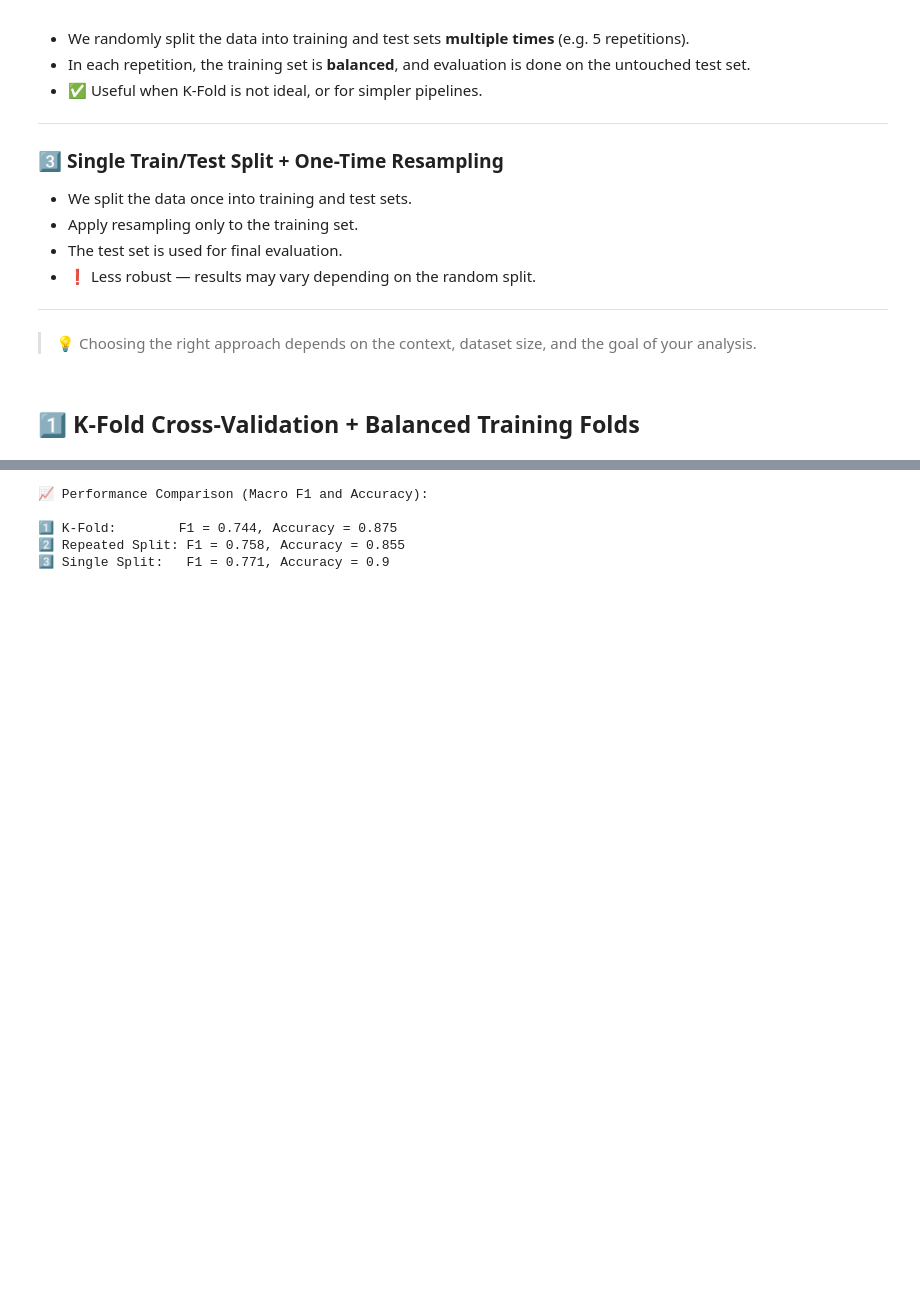
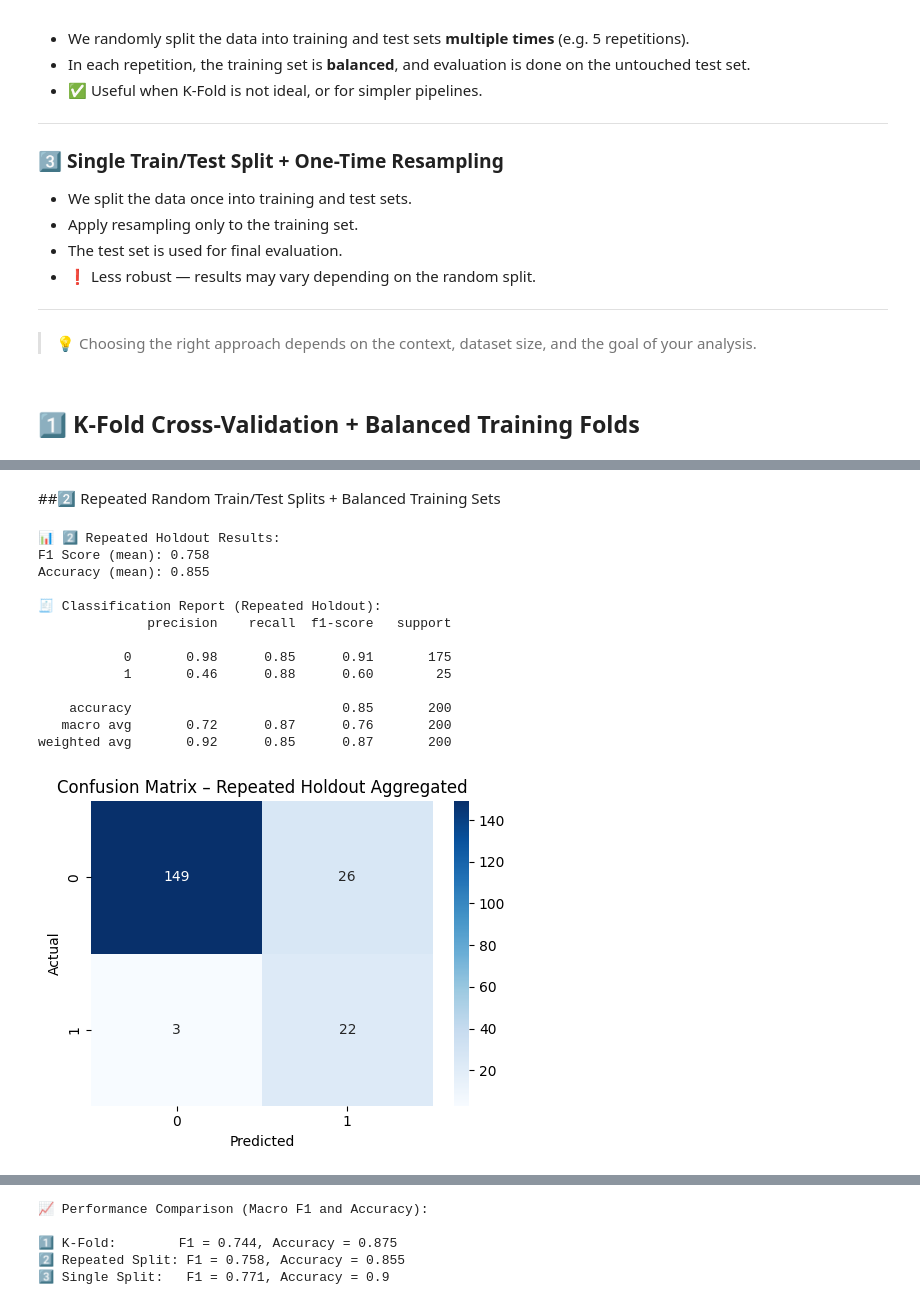
Before and after one commit to jcsmcmendes/Step_Class, a Jupyter notebook: Preparing_data_for_supervised_learning.ipynb, the cells around one changed output, grey strips where cells are left out. Drawn from its saved outputs; the diff is of its cells as text; code cells hidden in the pictures; blank space fills up the shorter version.

```diff
--- a/Preparing_data_for_supervised_learning.ipynb
+++ b/Preparing_data_for_supervised_learning.ipynb
@@ -91,0 +158,63 @@ After identifying class imbalance in our dataset, we have three main strategies
+# %% [markdown]
+##2️⃣ Repeated Random Train/Test Splits + Balanced Training Sets
+# %%
+# 2️⃣ Repeated Random Holdout + SMOTE
+f1_scores_repeated = []
+acc_scores_repeated = []
+all_preds_rep = []
+all_true_rep = []
+
+for seed in range(5):
+    X_train, X_test, y_train, y_test = train_test_split(X, y, stratify=y, test_size=0.2, random_state=seed)
+
+    scaler = StandardScaler()
+    X_train_scaled = scaler.fit_transform(X_train)
+    X_test_scaled = scaler.transform(X_test)
+
+    X_train_smote, y_train_smote = SMOTE(random_state=42).fit_resample(X_train_scaled, y_train)
+
+    model.fit(X_train_smote, y_train_smote)
+    preds = model.predict(X_test_scaled)
+
+    f1_scores_repeated.append(f1_score(y_test, preds, average='macro'))
+    acc_scores_repeated.append(accuracy_score(y_test, preds))
+
+    all_preds_rep.extend(preds)
+    all_true_rep.extend(y_test)
+
+# 🔢 Agregados
+mean_repeated_f1 = np.mean(f1_scores_repeated)
+mean_repeated_acc = np.mean(acc_scores_repeated)
+
+print(f"\n📊 2️⃣ Repeated Holdout Results:")
+print(f"F1 Score (mean): {round(mean_repeated_f1, 3)}")
+print(f"Accuracy (mean): {round(mean_repeated_acc, 3)}")
+
+# 🧾 Classification Report
+print("\n🧾 Classification Report (Repeated Holdout):")
+print(classification_report(all_true_rep, all_preds_rep))
+
+# 📈 Confusion Matrix
+cm = confusion_matrix(all_true_rep, all_preds_rep)
+plt.figure(figsize=(5, 4))
+sns.heatmap(cm, annot=True, fmt='d', cmap='Blues')
+plt.title("Confusion Matrix – Repeated Holdout Aggregated")
+plt.xlabel("Predicted")
+plt.ylabel("Actual")
+plt.tight_layout()
+plt.show()
+# %% [output]
+📊 2️⃣ Repeated Holdout Results:
+F1 Score (mean): 0.758
+Accuracy (mean): 0.855
+
+🧾 Classification Report (Repeated Holdout):
+              precision    recall  f1-score   support
+
+           0       0.98      0.85      0.91       175
+           1       0.46      0.88      0.60        25
+
+    accuracy                           0.85       200
+   macro avg       0.72      0.87      0.76       200
+weighted avg       0.92      0.85      0.87       200
+[figure, added]
```
Also changed, not shown: parts of 6 cells of this notebook.
